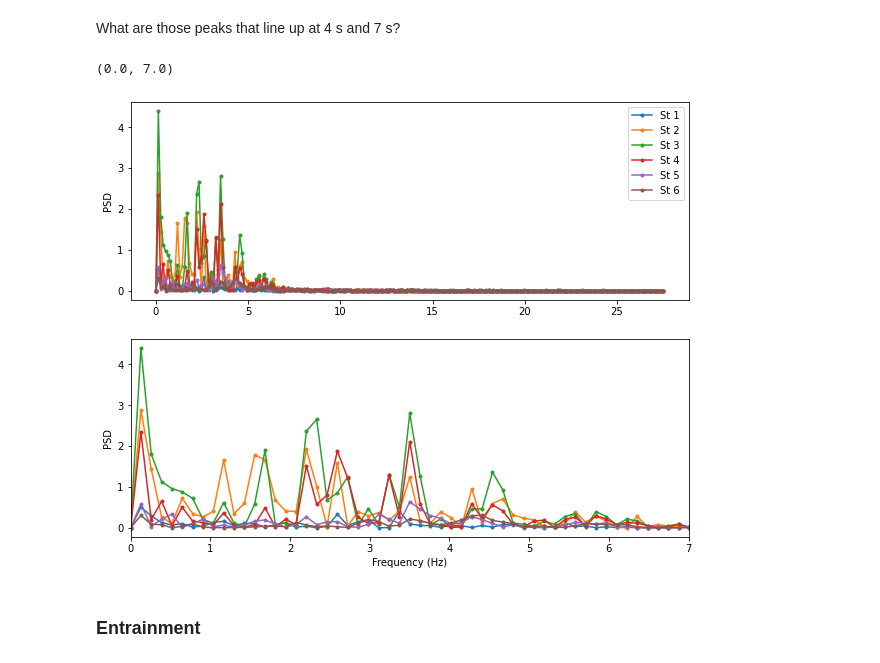
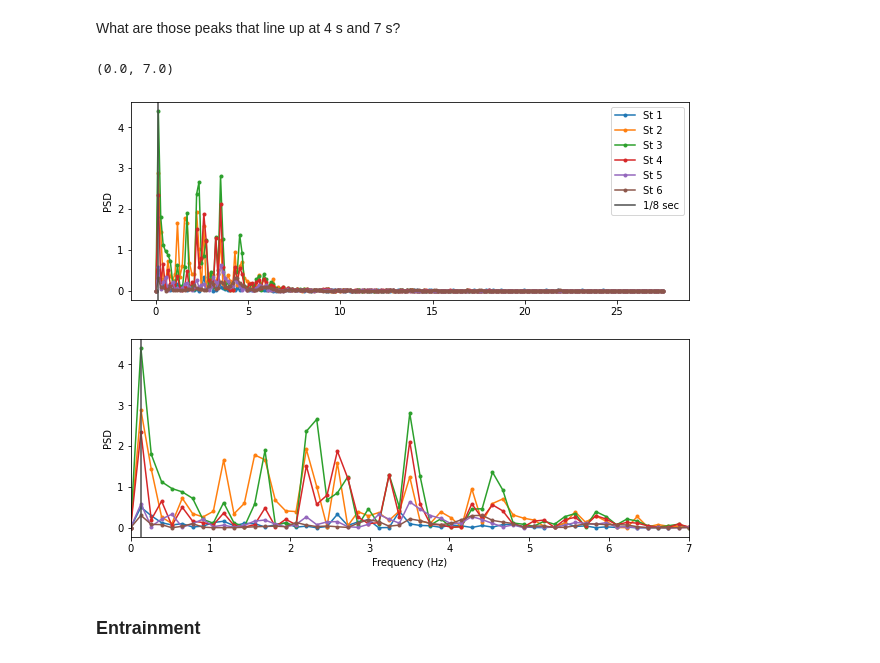
Before and after one commit to anakarinarm/GravityCurrent, a Jupyter notebook: paper_correcciones/pressure_timeseries_analysis.ipynb, the cells around one changed output. Cells and saved outputs as stored; diff of their text form; code cells hidden in the pictures.

```diff
--- a/paper_correcciones/pressure_timeseries_analysis.ipynb
+++ b/paper_correcciones/pressure_timeseries_analysis.ipynb
@@ -39,21 +40,23 @@ What are those peaks that line up at 4 s and 7 s?
 # %%
 fig,(ax,ax2) = plt.subplots(2,1,figsize=(10,8))
 
 for st in range(1,7):
     filename = ('GCer07_Pres%d_c1.txt' %st)
     df = pd.read_csv(filename, sep='\t', names=['time','pressure'])
     freq, psd = signal.periodogram(df.pressure, samp_freq, detrend='constant')
     ax.plot(freq[:], psd[:],'.-', label='St %d' %st)
     ax2.plot(freq[:], psd[:],'.-', label='St %d' %st)
+ax.axvline(1/np.nanmax(df.time), color='0.3', label='1/8 sec') # plot timeseries length in freq
+ax2.axvline(1/np.nanmax(df.time), color='0.3') # plot timeseries length in freq
 
 ax.legend()
 ax2.set_xlabel('Frequency (Hz)')
 ax.set_ylabel('PSD')
 ax2.set_ylabel('PSD')
 ax2.set_xlim(0,7)
 # %% [output]
 (0.0, 7.0)
-[figure, old version]
+[figure, new version]
 # %% [markdown]
 ### Entrainment
 # %%
```
Also changed, not shown: parts of 6 cells of this notebook.
